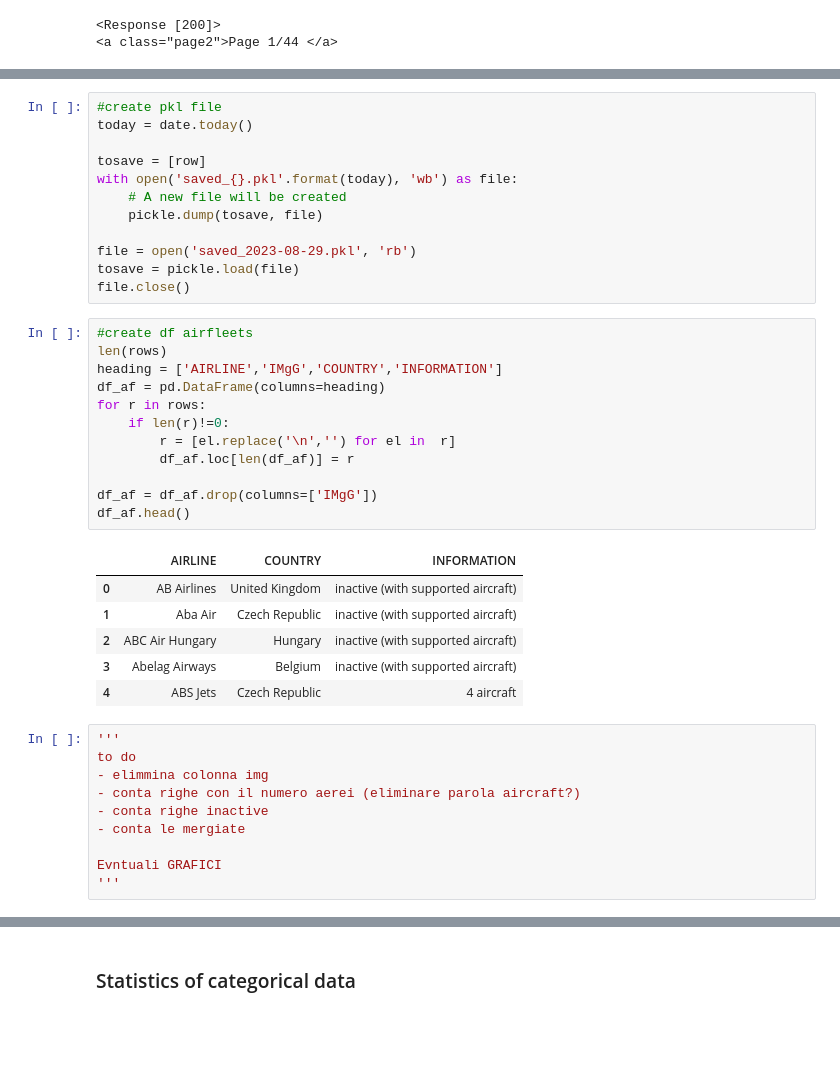
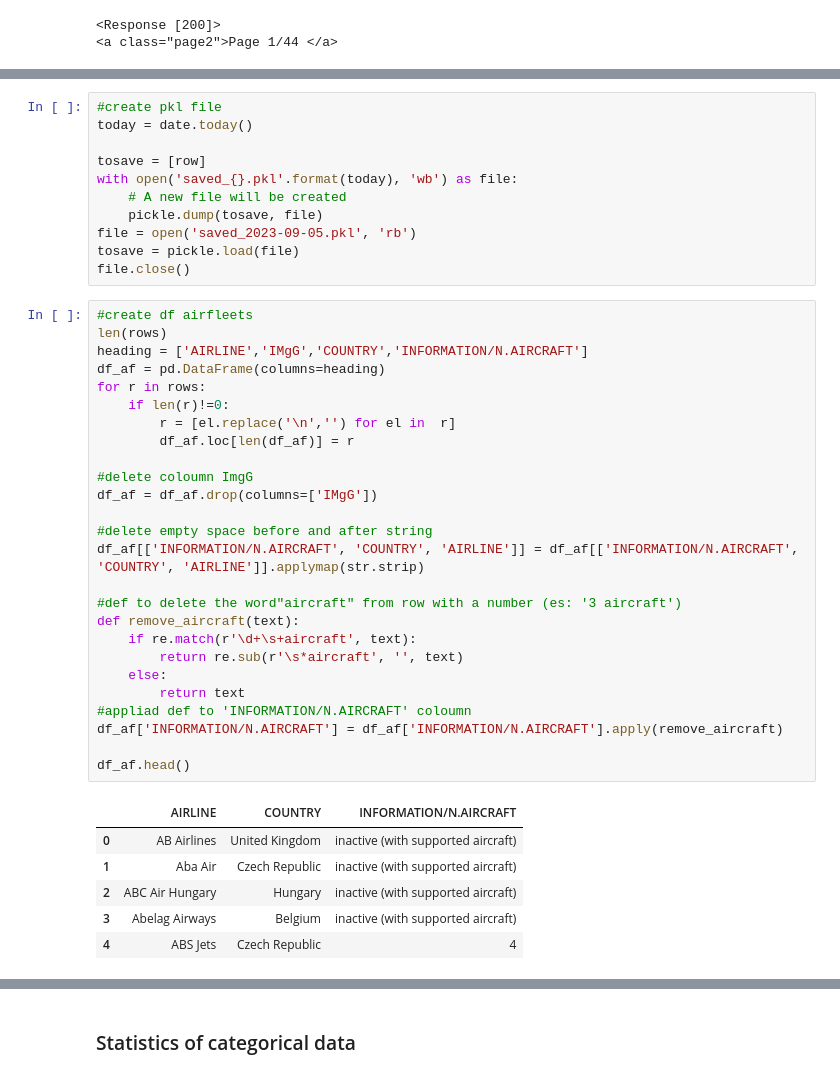
Before and after one commit to Laura1385/projectaircraft_api, a Jupyter notebook: main_API.ipynb, the cells around one changed output, grey strips where cells are left out. Drawn from its saved outputs; the diff is of its cells as text; blank space fills up the shorter version.

```diff
--- a/main_API.ipynb
+++ b/main_API.ipynb
@@ -247,39 +255,42 @@ tosave = [row]
 with open('saved_{}.pkl'.format(today), 'wb') as file:
     # A new file will be created
     pickle.dump(tosave, file)
-
-file = open('saved_2023-08-29.pkl', 'rb')
+file = open('saved_2023-09-05.pkl', 'rb')
 tosave = pickle.load(file)
 file.close()
 # %%
 #create df airfleets
 len(rows)
-heading = ['AIRLINE','IMgG','COUNTRY','INFORMATION']
+heading = ['AIRLINE','IMgG','COUNTRY','INFORMATION/N.AIRCRAFT']
 df_af = pd.DataFrame(columns=heading)
 for r in rows:
     if len(r)!=0:
         r = [el.replace('\n','') for el in  r]
         df_af.loc[len(df_af)] = r
 
+#delete coloumn ImgG
 df_af = df_af.drop(columns=['IMgG'])
+
+#delete empty space before and after string
+df_af[['INFORMATION/N.AIRCRAFT', 'COUNTRY', 'AIRLINE']] = df_af[['INFORMATION/N.AIRCRAFT', 'COUNTRY', 'AIRLINE']].applymap(str.strip)
+
+#def to delete the word"aircraft" from row with a number (es: '3 aircraft')
+def remove_aircraft(text):
+    if re.match(r'\d+\s+aircraft', text):
+        return re.sub(r'\s*aircraft', '', text)
+    else:
+        return text
+#appliad def to 'INFORMATION/N.AIRCRAFT' coloumn
+df_af['INFORMATION/N.AIRCRAFT'] = df_af['INFORMATION/N.AIRCRAFT'].apply(remove_aircraft)
+
 df_af.head()
 # %% [output]
-|  | AIRLINE | COUNTRY | INFORMATION |
+|  | AIRLINE | COUNTRY | INFORMATION/N.AIRCRAFT |
 | 0 | AB Airlines | United Kingdom | inactive (with supported aircraft) |
 | 1 | Aba Air | Czech Republic | inactive (with supported aircraft) |
 | 2 | ABC Air Hungary | Hungary | inactive (with supported aircraft) |
 | 3 | Abelag Airways | Belgium | inactive (with supported aircraft) |
-| 4 | ABS Jets | Czech Republic | 4 aircraft |
+| 4 | ABS Jets | Czech Republic | 4 |
-# %%
-'''
-to do
-- elimmina colonna img
-- conta righe con il numero aerei (eliminare parola aircraft?)
-- conta righe inactive
-- conta le mergiate
-
-Evntuali GRAFICI
-'''
 # %%
 #check & countrows
 print("Website airfleets.net:")
```
Also changed, not shown: parts of 19 cells of this notebook, 9 other files.
